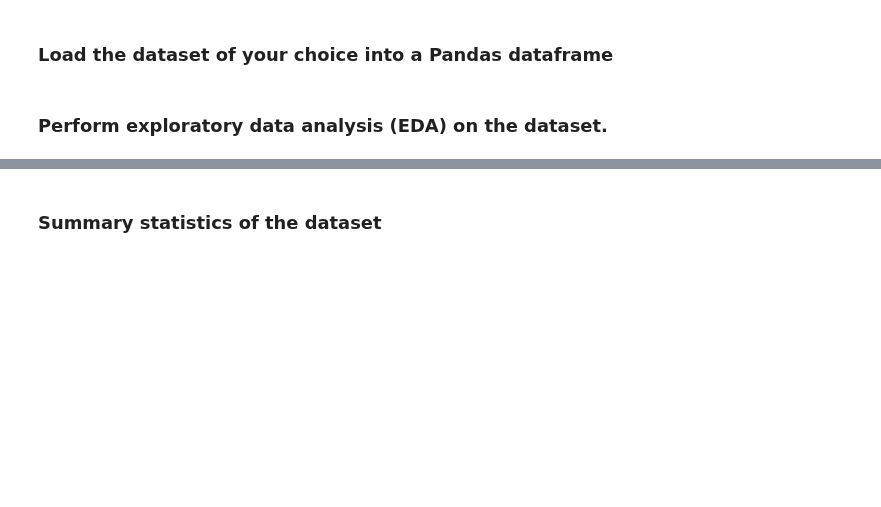
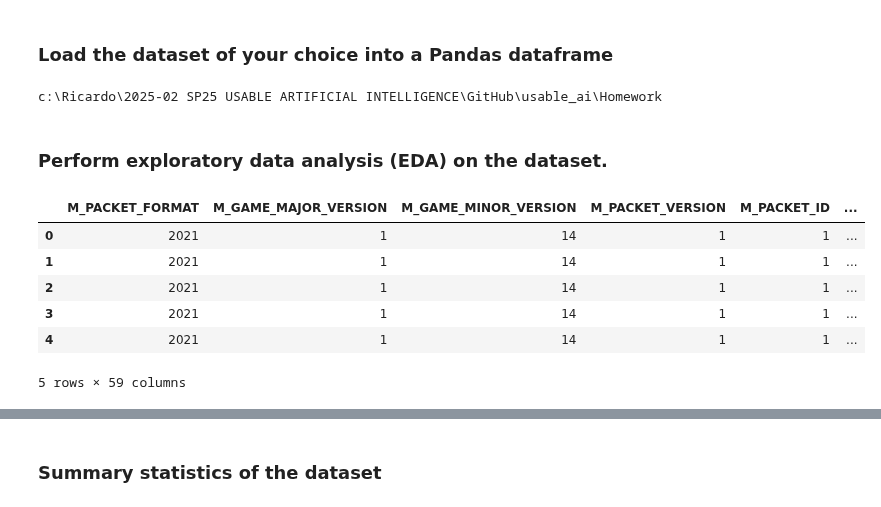
Before and after one commit to omanar1/usable_ai, a Jupyter notebook: Homework/HW5_assignment_m05_eda_Ricardo OMANA.ipynb, the cells around one changed output, grey strips where cells are left out. Drawn from its saved outputs; the diff is of its cells as text; code cells hidden in the pictures; blank space fills up the shorter version.

```diff
--- a/Homework/HW5_assignment_m05_eda_Ricardo OMANA.ipynb
+++ b/Homework/HW5_assignment_m05_eda_Ricardo OMANA.ipynb
@@ -53,4 +49,18 @@ http://cicresearch.ca/IOTDataset/CIC%20IoT-IDAD%20Dataset%202024/Dataset/Device%
 # %% [markdown]
 ### Load the dataset of your choice into a Pandas dataframe
+# %%
+# Load modules needed
+from tqdm.auto import tqdm
+import numpy as np
+import pandas as pd
+import matplotlib.pyplot as plt
+from scipy import stats
+import seaborn as sns
+import os
+
+# Local directory
+print(os.getcwd())
+# %% [output]
+c:\Ricardo\2025-02 SP25 USABLE ARTIFICIAL INTELLIGENCE\GitHub\usable_ai\Homework
 # %% [markdown]
 ### Perform exploratory data analysis (EDA) on the dataset.
@@ -56,0 +69,11 @@ http://cicresearch.ca/IOTDataset/CIC%20IoT-IDAD%20Dataset%202024/Dataset/Device%
+# %%
+# Data types
+df_weather.head()
+# %% [output]
+|  | M_PACKET_FORMAT | M_GAME_MAJOR_VERSION | M_GAME_MINOR_VERSION | M_PACKET_VERSION | M_PACKET_ID | ... |
+| 0 | 2021 | 1 | 14 | 1 | 1 | ... |
+| 1 | 2021 | 1 | 14 | 1 | 1 | ... |
+| 2 | 2021 | 1 | 14 | 1 | 1 | ... |
+| 3 | 2021 | 1 | 14 | 1 | 1 | ... |
+| 4 | 2021 | 1 | 14 | 1 | 1 | ... |
+5 rows × 59 columns
```
Also changed, not shown: parts of 5 cells of this notebook, 2 other files.
